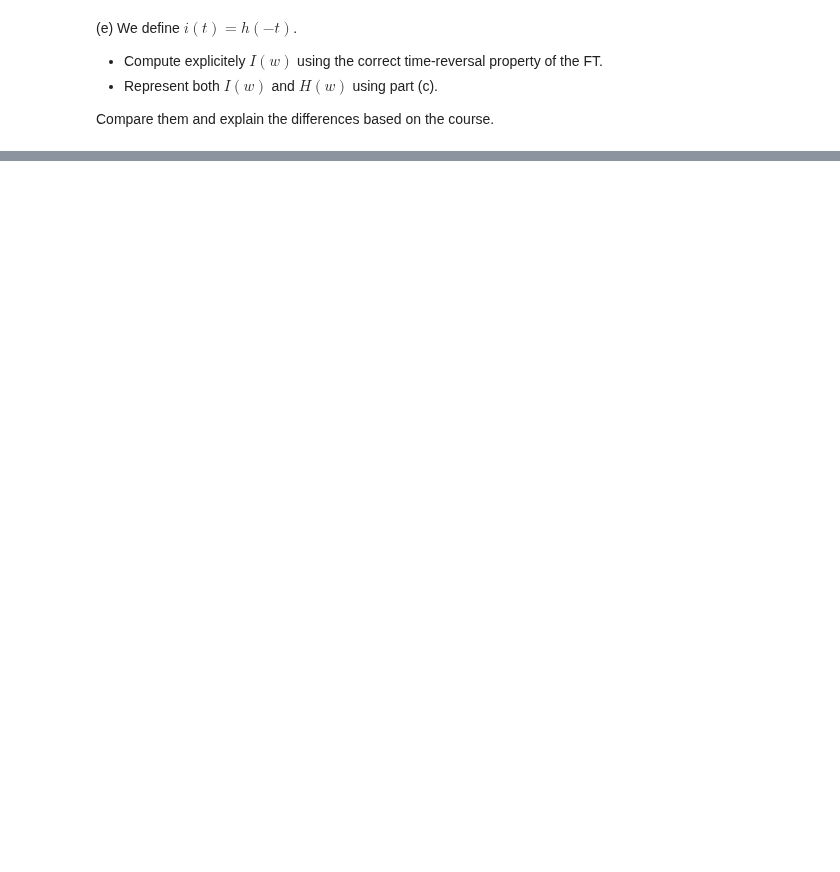
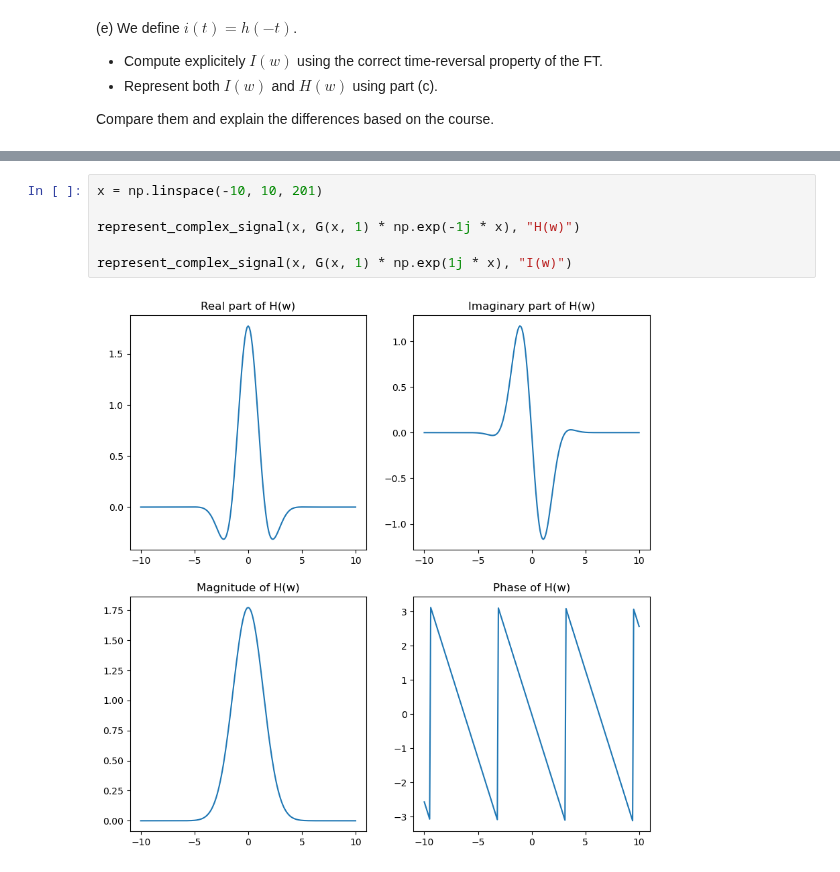
Before and after one commit to Arkanthara/digital_image_processing, a Jupyter notebook: TP8_FS_and_FT.ipynb, the cells around one changed output, grey strips where cells are left out. Drawn from its saved outputs; the diff is of its cells as text; blank space fills up the shorter version.

```diff
--- a/TP8_FS_and_FT.ipynb
+++ b/TP8_FS_and_FT.ipynb
@@ -498,0 +549,8 @@ Compare them and explain the differences based on the course.
+# %%
+x = np.linspace(-10, 10, 201)
+
+represent_complex_signal(x, G(x, 1) * np.exp(-1j * x), "H(w)")
+
+represent_complex_signal(x, G(x, 1) * np.exp(1j * x), "I(w)")
+# %% [output]
+[figure, added]
```
Also changed, not shown: parts of 11 cells of this notebook.
